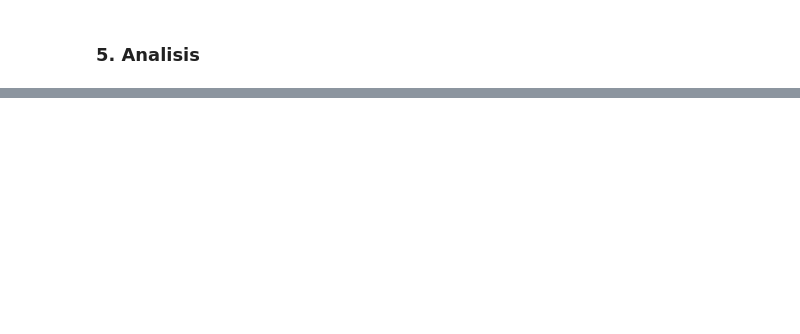
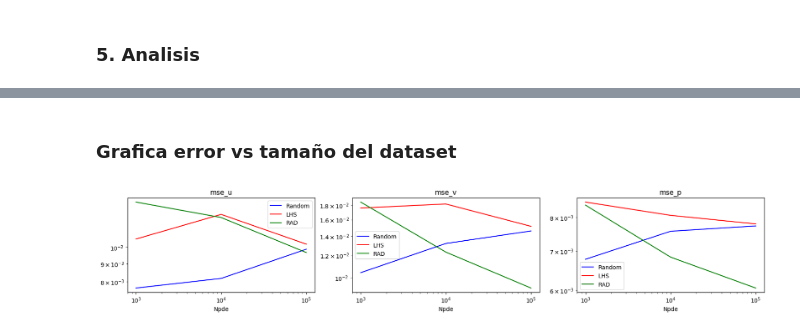
Before and after one commit to maxit1992/MIA_RNIF, a Jupyter notebook: TP_RNIF.ipynb, the cells around one changed output, grey strips where cells are left out. Cells and saved outputs as stored; diff of their text form; code cells hidden in the pictures; blank space fills up the shorter version.

```diff
--- a/TP_RNIF.ipynb
+++ b/TP_RNIF.ipynb
@@ -522,0 +665,5 @@ Para mejorar el desempeño podríamos por ejemplo reemplazar la arquitectura por
+# %%
+def get_xy_pde_lhs(x_bounds, y_bounds, n):
+    x = x_bounds[0] + (x_bounds[1] - x_bounds[0])  * lhs(1, n)[:,0]
+    y = y_bounds[0] + (y_bounds[1] - y_bounds[0])  * lhs(1, n)[:,0]
+    return np.array([[x[i], y[i]] for i in range(n)])
@@ -522,0 +783,22 @@ Para mejorar el desempeño podríamos por ejemplo reemplazar la arquitectura por
+# %%
+def get_xy_pde_rad(x_bounds, y_bounds, n, model, k=1, c=1, oversampling = 5):
+    xy_pde_base = get_xy_pde_random(x_bounds, y_bounds, n * oversampling)
+    X_pde_base = torch.tensor(xy_pde_base, requires_grad = True).float().to(device)
+    output_pde = model(X_pde_base)
+    residue_continuity, residue_momentum_x, residue_momentum_y  = model.pdeResidue(X_pde_base, output_pde)
+    epsilon = torch.pow(torch.abs(residue_momentum_x), k) + torch.pow(torch.abs(residue_momentum_y), k)
+    err_eq = epsilon/epsilon.mean() + c
+    err_eq_normalized = (err_eq/sum(err_eq))[:, 0]
+    idx = np.random.choice(a=len(X_pde_base), size=n, replace=False, p=err_eq_normalized.data.cpu().detach().numpy())
+    return X_pde_base[idx.flatten(), :].cpu().detach().numpy()
+# %%
+def get_xy_bc_rad(x_bounds, y_bounds, n, model, k=1, c=1, oversampling = 5):
+    xy_bc_base = get_xy_bc_random(x_bounds, y_bounds, n * oversampling)
+    X_bc_base = torch.tensor(xy_bc_base, requires_grad = True).float().to(device)
+    output_bc = model(X_bc_base)
+    residue_u, residue_v = model.bcUVResidue(X_bc_base, output_bc)
+    epsilon = torch.pow(torch.abs(residue_u), k) + torch.pow(torch.abs(residue_v), k)
+    err_eq = epsilon/epsilon.mean() + c
+    err_eq_normalized = (err_eq/sum(err_eq))[:, 0]
+    idx = np.random.choice(a=len(X_bc_base), size=n, replace=False, p=err_eq_normalized.data.cpu().detach().numpy())
+    return X_bc_base[idx.flatten(), :].cpu().detach().numpy()
@@ -522,0 +911,15 @@ Para mejorar el desempeño podríamos por ejemplo reemplazar la arquitectura por
+# %% [markdown]
+### Grafica error vs tamaño del dataset
+# %%
+n_datasets
+fig, ax = plt.subplots(1, 3, figsize=(20, 3))
+for i, title in enumerate(['mse_u', 'mse_v', 'mse_p']):
+    ax[i].loglog([n[0] for n in n_datasets], [error[title] for error in rand_mse_error], color='blue', label='Random')
+    ax[i].loglog([n[0] for n in n_datasets], [error[title] for error in lhs_mse_error], color='red', label='LHS')
+    ax[i].loglog([n[0] for n in n_datasets], [error[title] for error in rad_mse_error], color='green', label='RAD')
+    ax[i].set_xlabel('Npde')
+    ax[i].set_title(f"{title}")
+    ax[i].legend()
+plt.show()
+# %% [output]
+[figure, added]
```
Also changed, not shown: parts of 21 cells of this notebook, 3 other files.
